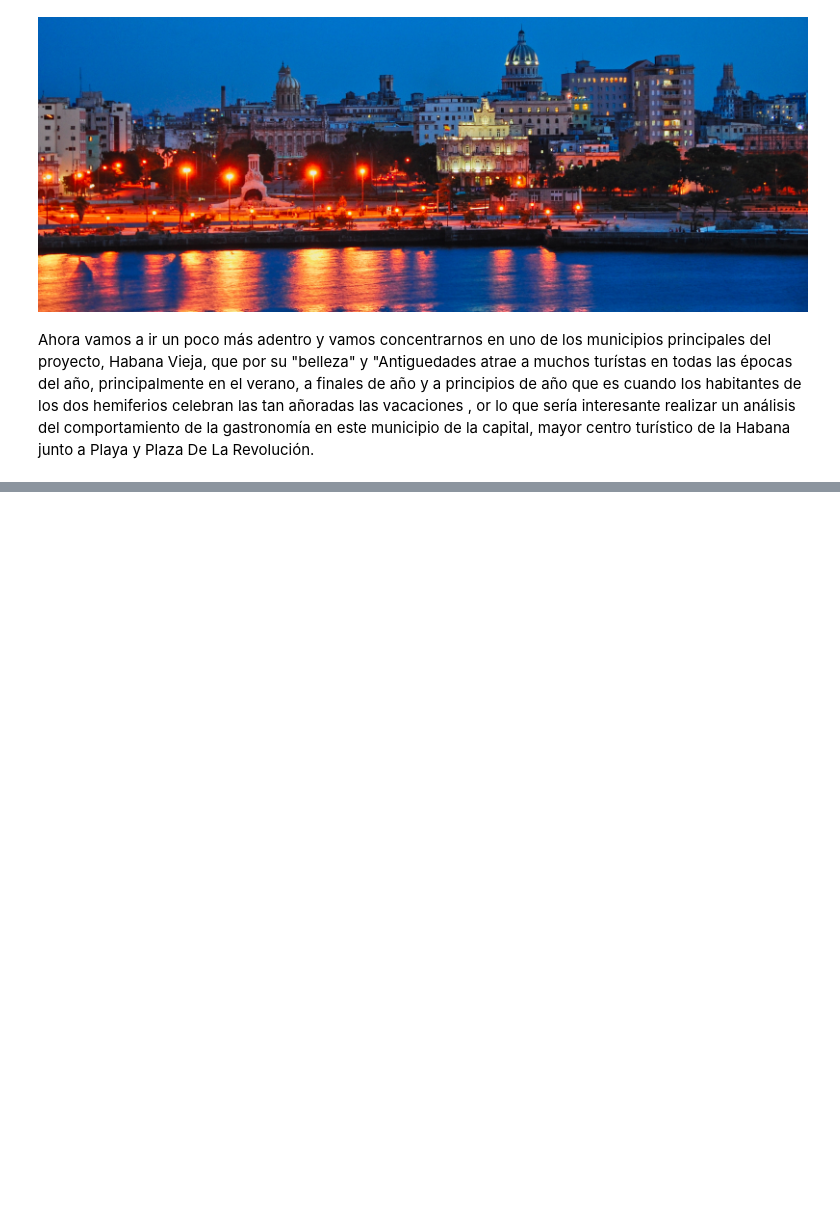
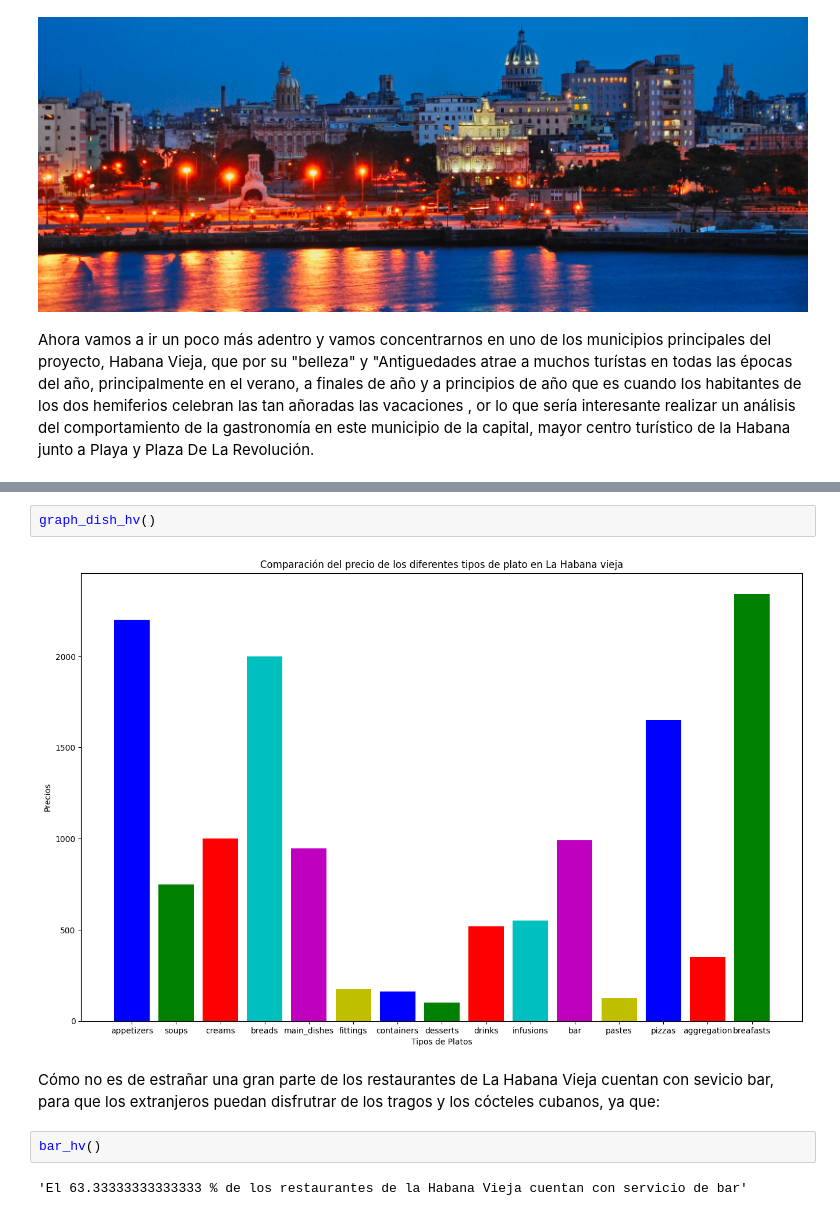
Before and after one commit to Datadrummer-jr/Food-Data, a Jupyter notebook: Project Code/restaurant project.ipynb, the cells around one changed output, grey strips where cells are left out. Cells and saved outputs as stored; diff of their text form; blank space fills up the shorter version.

```diff
--- a/Project Code/restaurant project.ipynb
+++ b/Project Code/restaurant project.ipynb
@@ -285,0 +292,10 @@ Image(filename= "Habana_Vieja_de_noche.jpg")
+# %%
+graph_dish_hv()
+# %% [output]
+[figure, added]
+# %% [markdown]
+  Cómo no es de estrañar una gran parte de los restaurantes de La Habana Vieja cuentan con sevicio bar, para que los extranjeros puedan disfrutrar de los tragos y los cócteles cubanos, ya que:
+# %%
+bar_hv()
+# %% [output]
+'El 63.33333333333333 % de los restaurantes de la Habana Vieja cuentan con servicio de bar'
```
Also changed, not shown: parts of 21 cells of this notebook, 2 other files.
